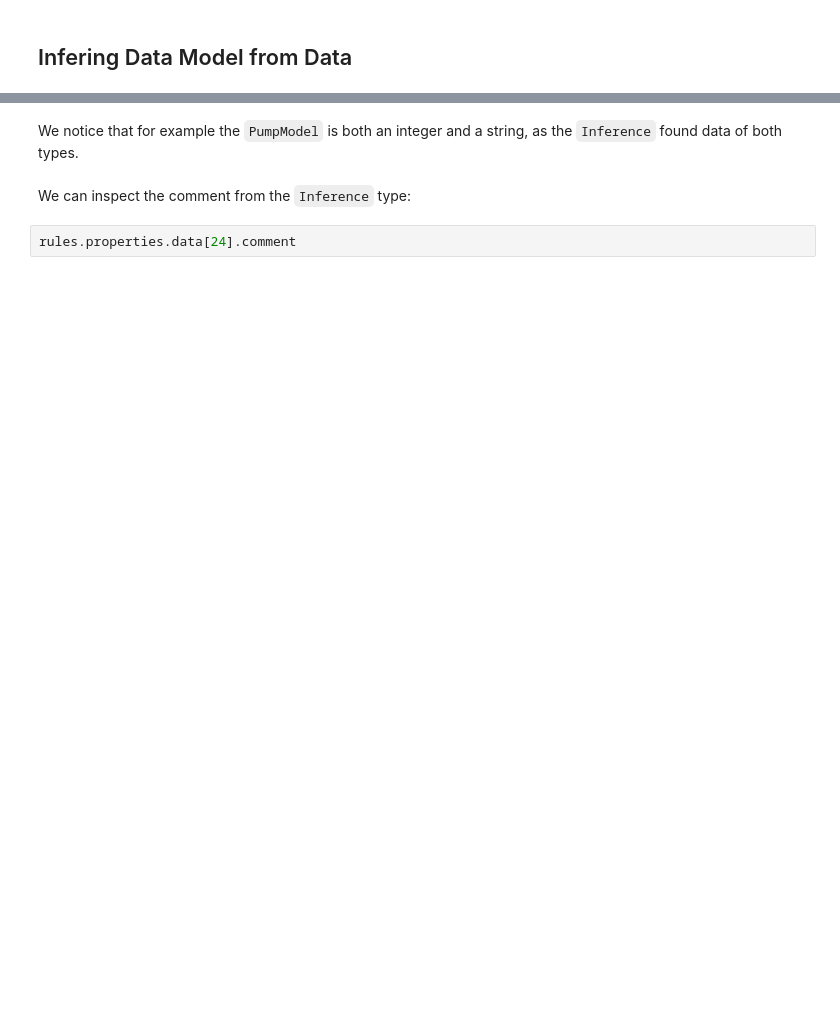
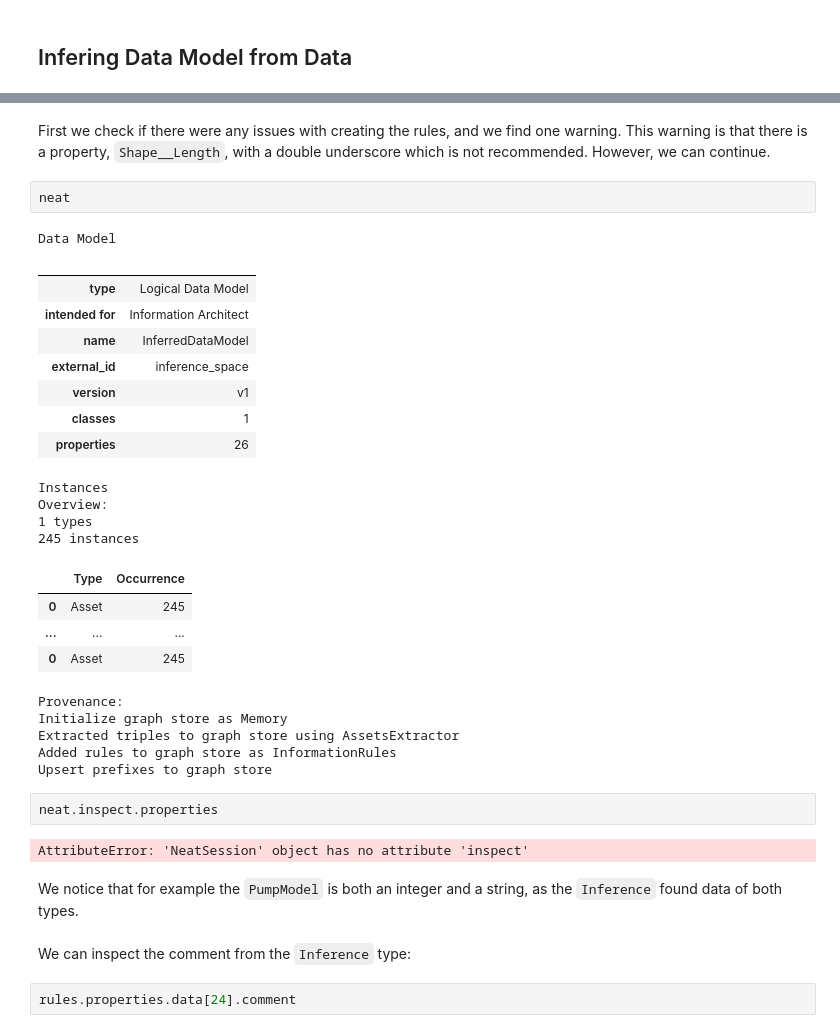
Before and after one commit to cognitedata/neat, a Jupyter notebook: docs/tutorials/data-onboarding/asset_hierarchy_migration.ipynb, the cells around one changed output, grey strips where cells are left out. Saved outputs shown, nothing was run; the diff lists cells and outputs as text; blank space fills up the shorter version.

```diff
--- a/docs/tutorials/data-onboarding/asset_hierarchy_migration.ipynb
+++ b/docs/tutorials/data-onboarding/asset_hierarchy_migration.ipynb
@@ -148,3 +75,36 @@ rules.properties
+# %% [markdown]
+First we check if there were any issues with creating the rules, and we find one warning. This warning
+is that there is a property, `Shape__Length`, with a double underscore which is not recommended. However,
+we can continue.
+# %%
+neat
+# %% [output]
+Data Model
+|  |  |
+| type | Logical Data Model |
+| intended for | Information Architect |
+| name | InferredDataModel |
+| external_id | inference_space |
+| version | v1 |
+| classes | 1 |
+| properties | 26 |
+Instances
+Overview:
+1 types
+245 instances
+|  | Type | Occurrence |
+| 0 | Asset | 245 |
+| ... | ... | ... |
+| 0 | Asset | 245 |
+Provenance:
+Initialize graph store as Memory
+Extracted triples to graph store using AssetsExtractor
+Added rules to graph store as InformationRules
+Upsert prefixes to graph store
+# %%
+neat.inspect.properties
+# %% [output]
+AttributeError: 'NeatSession' object has no attribute 'inspect'
 # %% [markdown]
 We notice that for example the `PumpModel` is both an integer and a string, as the `Inference` found data of both types.
 # %% [markdown]
```
Also changed, not shown: parts of 34 cells of this notebook, 1 other file.
